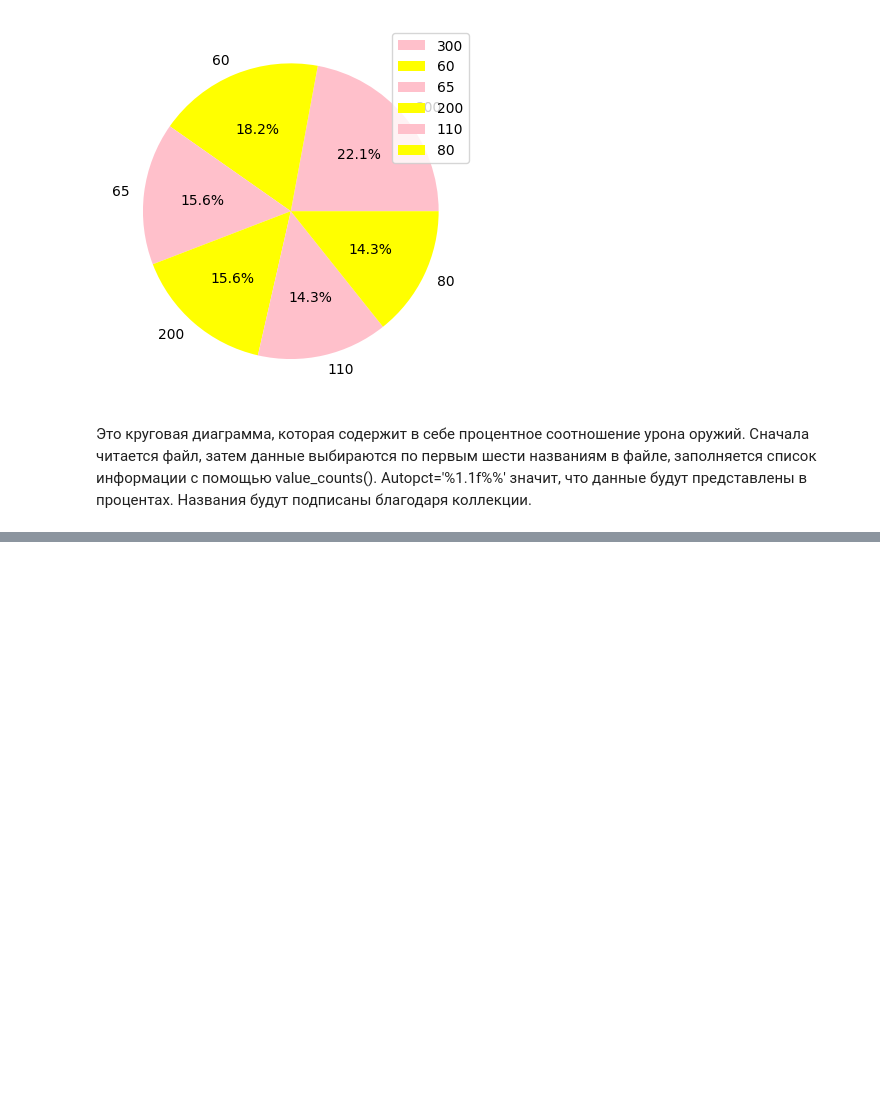
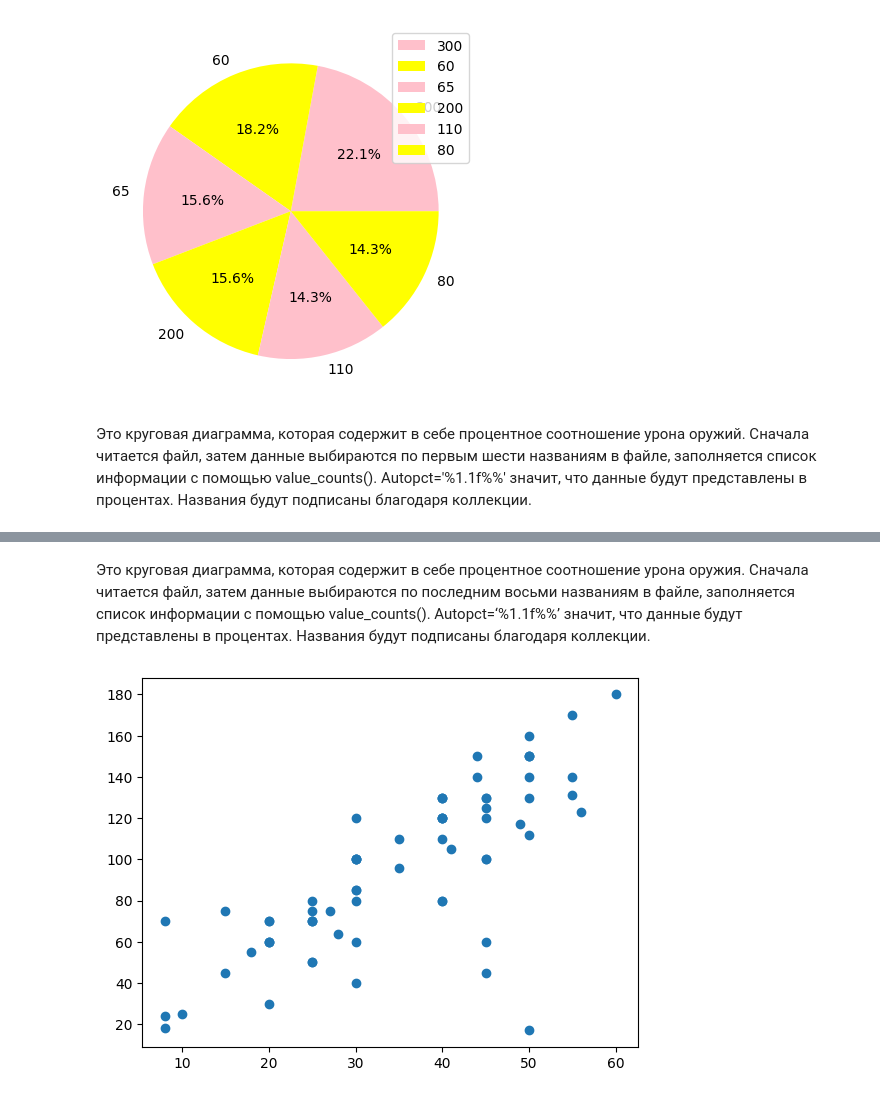
Before and after one commit to ThisJoraly/data6, a Jupyter notebook: r.ipynb, the cells around one changed output, grey strips where cells are left out. Saved outputs shown, nothing was run; the diff lists cells and outputs as text; code cells hidden in the pictures; blank space fills up the shorter version.

```diff
--- a/r.ipynb
+++ b/r.ipynb
@@ -86,0 +111,7 @@ plt.show()
+# %% [markdown]
+Это круговая диаграмма, которая содержит в себе процентное соотношение урона оружия. Сначала читается файл, затем данные выбираются по последним восьми названиям в файле, заполняется список информации с помощью value_counts(). Autopct=‘%1.1f%%’ значит, что данные будут представлены в процентах. Названия будут подписаны благодаря коллекции.
+# %%
+plt.scatter(terraria['DPS (SINGLE TARGET)'].tail(100), terraria['DPS (MULTI TARGET)'].tail(100))
+plt.show()
+# %% [output]
+[figure, added]
```
Also changed, not shown: parts of 14 cells of this notebook, 2 other files.
